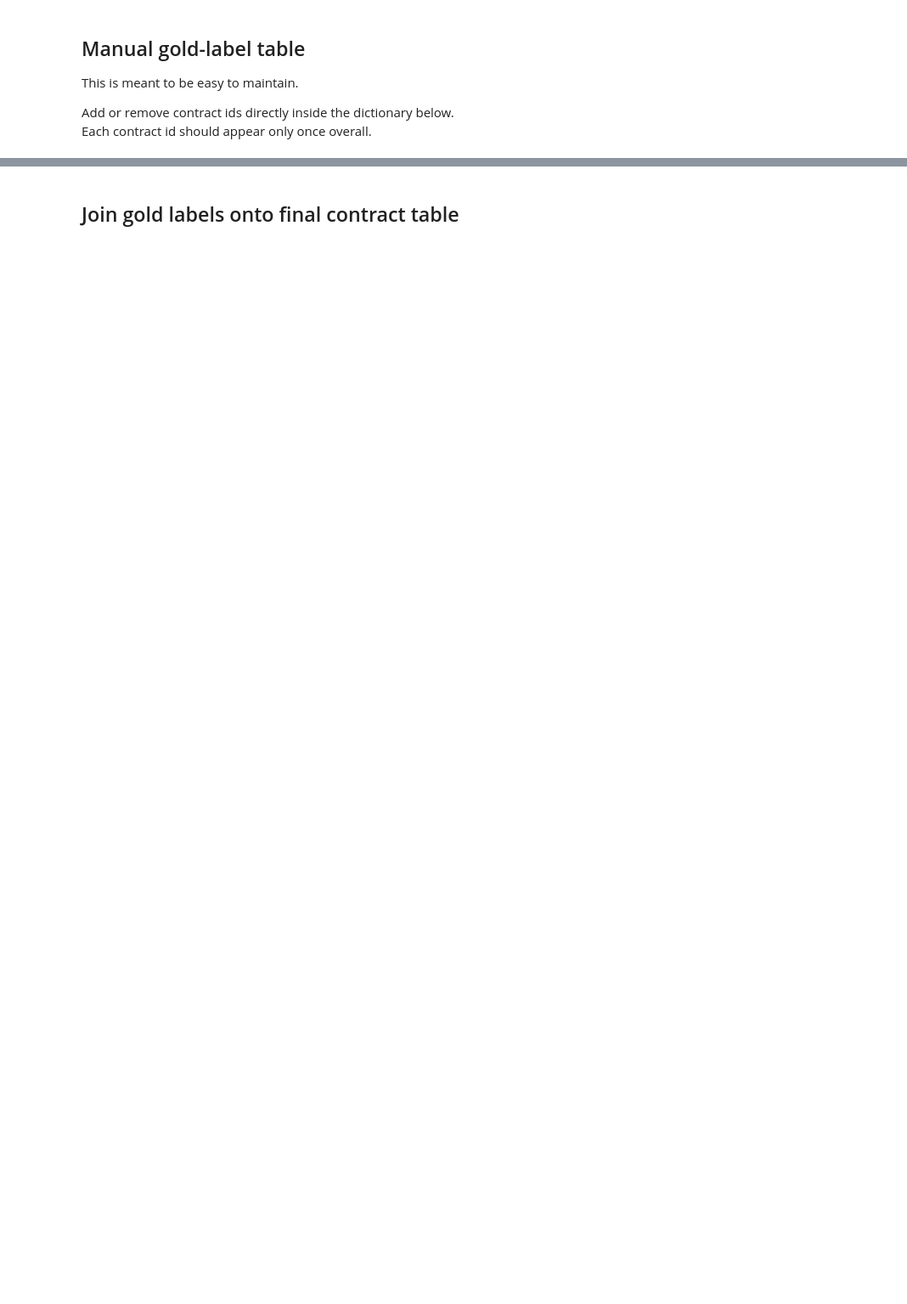
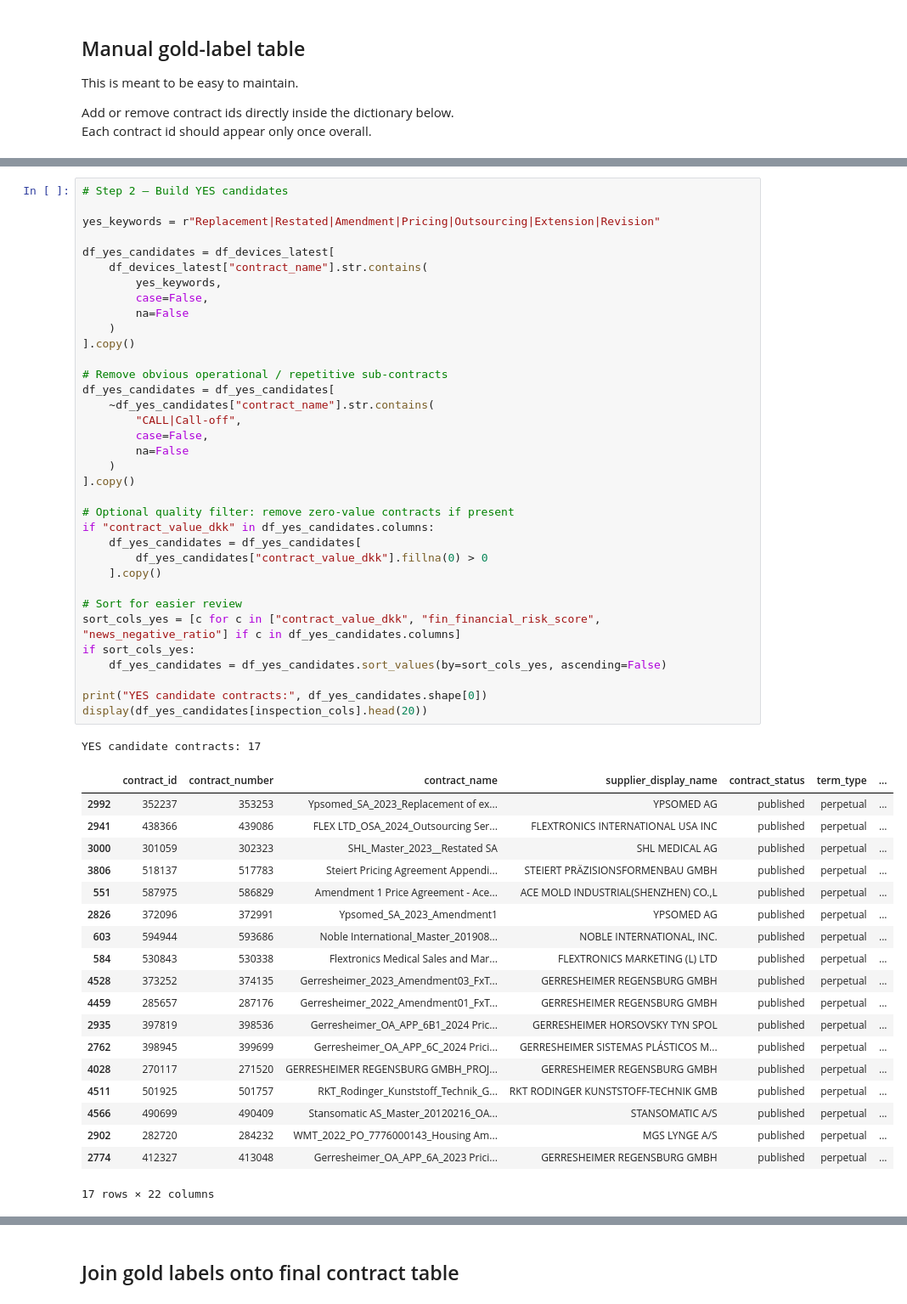
Before and after one commit to ThomasRoennebek/Signal_Fusion_with_Meta-learners-, a Jupyter notebook: notebooks/07_joining.ipynb, the cells around one changed output, grey strips where cells are left out. Shown at 85% size. Saved outputs shown, nothing was run; the diff lists cells and outputs as text; blank space fills up the shorter version.

```diff
--- a/notebooks/07_joining.ipynb
+++ b/notebooks/07_joining.ipynb
@@ -394,0 +529,56 @@ Each contract id should appear only once overall.
+# %%
+# Step 2 — Build YES candidates
+
+yes_keywords = r"Replacement|Restated|Amendment|Pricing|Outsourcing|Extension|Revision"
+
+df_yes_candidates = df_devices_latest[
+    df_devices_latest["contract_name"].str.contains(
+        yes_keywords,
+        case=False,
+        na=False
+    )
+].copy()
+
+# Remove obvious operational / repetitive sub-contracts
+df_yes_candidates = df_yes_candidates[
+    ~df_yes_candidates["contract_name"].str.contains(
+        "CALL|Call-off",
+        case=False,
+        na=False
+    )
+].copy()
+
+# Optional quality filter: remove zero-value contracts if present
+if "contract_value_dkk" in df_yes_candidates.columns:
+    df_yes_candidates = df_yes_candidates[
+        df_yes_candidates["contract_value_dkk"].fillna(0) > 0
+    ].copy()
+
+# Sort for easier review
+sort_cols_yes = [c for c in ["contract_value_dkk", "fin_financial_risk_score", "news_negative_ratio"] if c in df_yes_candidates.columns]
+if sort_cols_yes:
+    df_yes_candidates = df_yes_candidates.sort_values(by=sort_cols_yes, ascending=False)
+
+print("YES candidate contracts:", df_yes_candidates.shape[0])
+display(df_yes_candidates[inspection_cols].head(20))
+# %% [output]
+YES candidate contracts: 17
+|  | contract_id | contract_number | contract_name | supplier_display_name | contract_status | term_type | ... |
+| 2992 | 352237 | 353253 | Ypsomed_SA_2023_Replacement of ex... | YPSOMED AG | published | perpetual | ... |
+| 2941 | 438366 | 439086 | FLEX LTD_OSA_2024_Outsourcing Ser... | FLEXTRONICS INTERNATIONAL USA INC | published | perpetual | ... |
+| 3000 | 301059 | 302323 | SHL_Master_2023__Restated SA | SHL MEDICAL AG | published | perpetual | ... |
+| 3806 | 518137 | 517783 | Steiert Pricing Agreement Appendi... | STEIERT PRÄZISIONSFORMENBAU GMBH | published | perpetual | ... |
+| 551 | 587975 | 586829 | Amendment 1 Price Agreement - Ace... | ACE MOLD INDUSTRIAL(SHENZHEN) CO.,L | published | perpetual | ... |
+| 2826 | 372096 | 372991 | Ypsomed_SA_2023_Amendment1 | YPSOMED AG | published | perpetual | ... |
+| 603 | 594944 | 593686 | Noble International_Master_201908... | NOBLE INTERNATIONAL, INC. | published | perpetual | ... |
+| 584 | 530843 | 530338 | Flextronics Medical Sales and Mar... | FLEXTRONICS MARKETING (L) LTD | published | perpetual | ... |
+| 4528 | 373252 | 374135 | Gerresheimer_2023_Amendment03_FxT... | GERRESHEIMER REGENSBURG GMBH | published | perpetual | ... |
+| 4459 | 285657 | 287176 | Gerresheimer_2022_Amendment01_FxT... | GERRESHEIMER REGENSBURG GMBH | published | perpetual | ... |
+| 2935 | 397819 | 398536 | Gerresheimer_OA_APP_6B1_2024 Pric... | GERRESHEIMER HORSOVSKY TYN SPOL | published | perpetual | ... |
+| 2762 | 398945 | 399699 | Gerresheimer_OA_APP_6C_2024 Prici... | GERRESHEIMER SISTEMAS PLÁSTICOS M... | published | perpetual | ... |
+| 4028 | 270117 | 271520 | GERRESHEIMER REGENSBURG GMBH_PROJ... | GERRESHEIMER REGENSBURG GMBH | published | perpetual | ... |
+| 4511 | 501925 | 501757 | RKT_Rodinger_Kunststoff_Technik_G... | RKT RODINGER KUNSTSTOFF-TECHNIK GMB | published | perpetual | ... |
+| 4566 | 490699 | 490409 | Stansomatic AS_Master_20120216_OA... | STANSOMATIC A/S | published | perpetual | ... |
+| 2902 | 282720 | 284232 | WMT_2022_PO_7776000143_Housing Am... | MGS LYNGE A/S | published | perpetual | ... |
+| 2774 | 412327 | 413048 | Gerresheimer_OA_APP_6A_2023 Prici... | GERRESHEIMER REGENSBURG GMBH | published | perpetual | ... |
+17 rows × 22 columns
```
Also changed, not shown: parts of 30 cells of this notebook.
